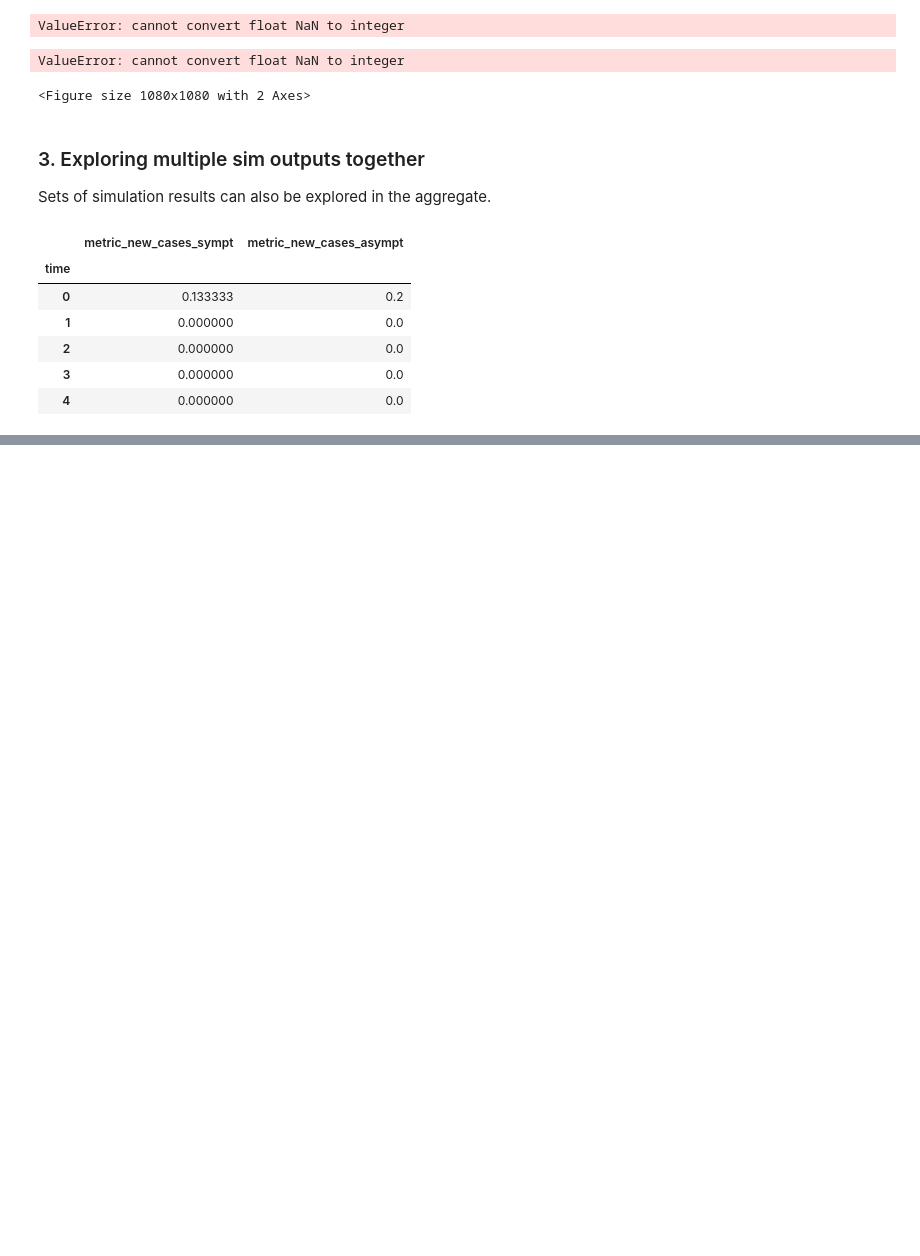
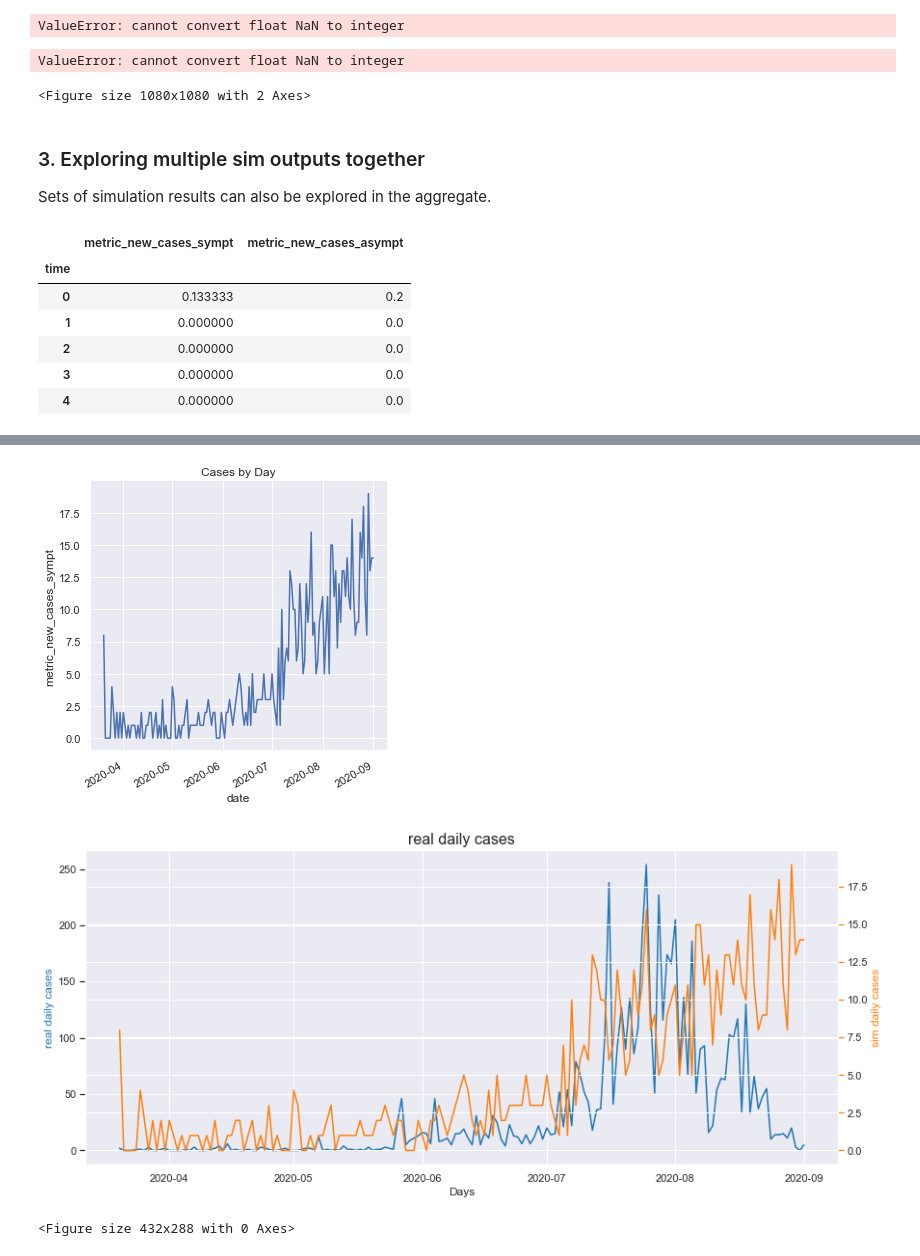
Before and after one commit to dime-worldbank/Disease-Modelling-SSA, a Jupyter notebook: notebooks/Comparisons_sa.ipynb, the cells around one changed output, grey strips where cells are left out. Cells and saved outputs as stored; diff of their text form; code cells hidden in the pictures; blank space fills up the shorter version.

```diff
--- a/notebooks/Comparisons_sa.ipynb
+++ b/notebooks/Comparisons_sa.ipynb
@@ -296,0 +371,11 @@ simAgg.head()
+# %%
+# create the national cases by day equivalent
+nat_daily_sim = r_data.groupby(['time']).agg({'metric_new_cases_sympt':np.sum, 'metric_died_count':np.cumsum})
+nat_daily_sim.head()
+
+# join the real and sim data
+real_plus_sim=nat_daily_sim.join(comb_data, lsuffix='_sim', rsuffix='real')
+# create the cumulative variable for sim deaths
+real_plus_sim['cum_deaths_sim']=real_plus_sim['metric_died_count'].cumsum()
+
+real_plus_sim.head()
@@ -296,0 +389,7 @@ simAgg.head()
+# %%
+g = sns.relplot(x="date", y="metric_new_cases_sympt", kind="line", data=real_plus_sim).set(title="Cases by Day")
+g.fig.autofmt_xdate()
+# %% [output]
+[figure, added]
+[figure, added]
+<Figure size 432x288 with 0 Axes>
```
Also changed, not shown: parts of 11 cells of this notebook, 1 other file.
